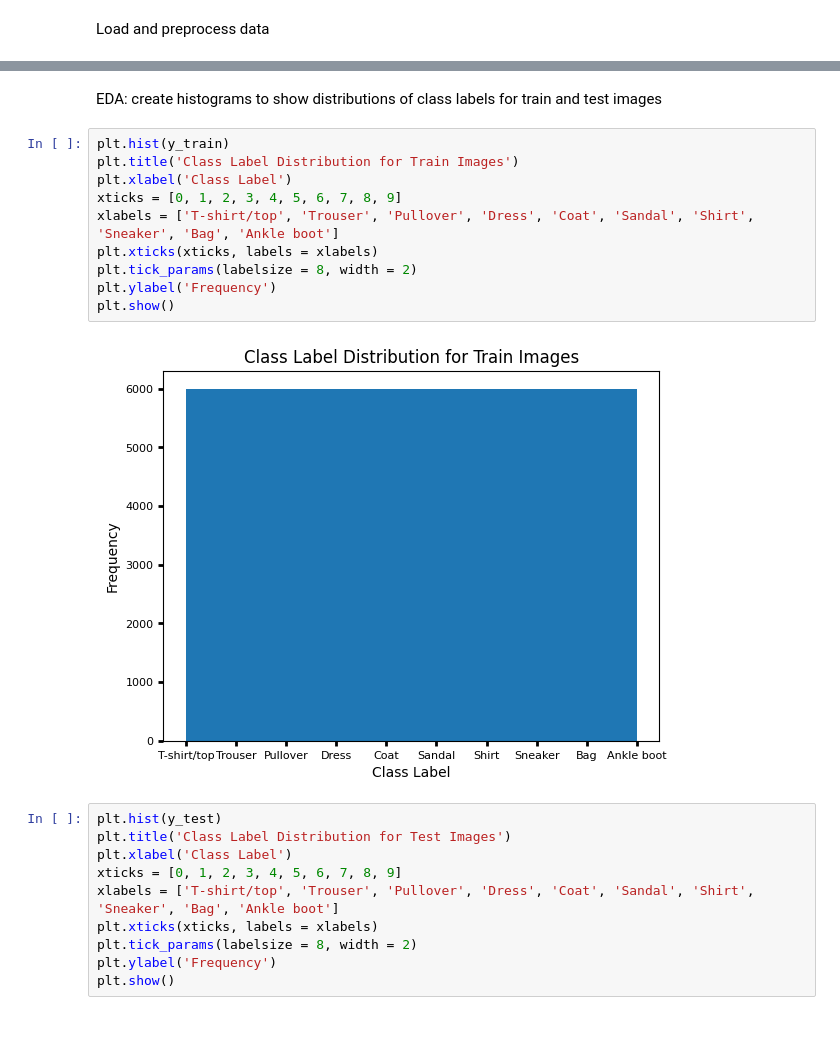
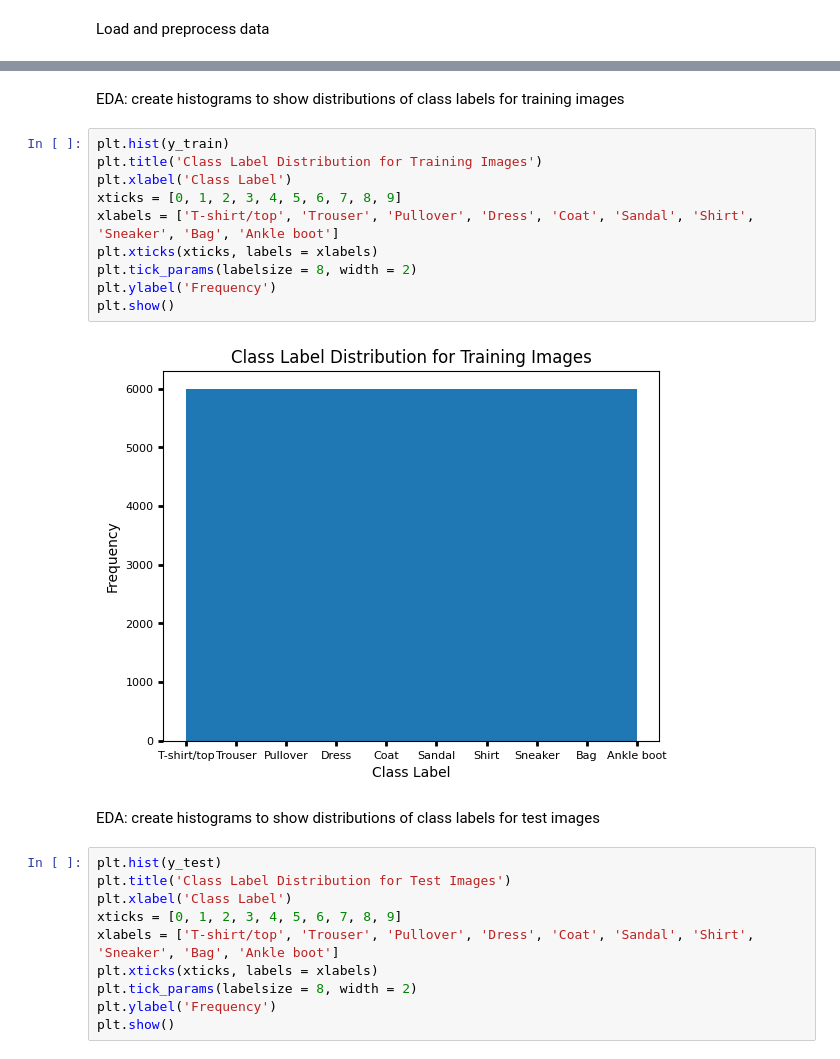
Before and after one commit to laurenwisniewski/DS4002-Project-3, a Jupyter notebook: DS_Project_3.ipynb, the cells around one changed output, grey strips where cells are left out. Cells and saved outputs as stored; diff of their text form; blank space fills up the shorter version.

```diff
--- a/DS_Project_3.ipynb
+++ b/DS_Project_3.ipynb
@@ -22,19 +20,21 @@ y_train
 # %% [output]
 array([9, 0, 0, ..., 3, 0, 5], dtype=uint8)
+# %% [markdown]
+EDA: create histograms to show distributions of class labels for training images
+# %%
+plt.hist(y_train)
+plt.title('Class Label Distribution for Training Images')
+plt.xlabel('Class Label')
+xticks = [0, 1, 2, 3, 4, 5, 6, 7, 8, 9]
+xlabels = ['T-shirt/top', 'Trouser', 'Pullover', 'Dress', 'Coat', 'Sandal', 'Shirt', 'Sneaker', 'Bag', 'Ankle boot']
+plt.xticks(xticks, labels = xlabels)
+plt.tick_params(labelsize = 8, width = 2)
+plt.ylabel('Frequency')
+plt.show()
+# %% [output]
+[figure, added]
 # %% [markdown]
-EDA: create histograms to show distributions of class labels for train and test images
+EDA: create histograms to show distributions of class labels for test images
-# %%
-plt.hist(y_train)
-plt.title('Class Label Distribution for Train Images')
-plt.xlabel('Class Label')
-xticks = [0, 1, 2, 3, 4, 5, 6, 7, 8, 9]
-xlabels = ['T-shirt/top', 'Trouser', 'Pullover', 'Dress', 'Coat', 'Sandal', 'Shirt', 'Sneaker', 'Bag', 'Ankle boot']
-plt.xticks(xticks, labels = xlabels)
-plt.tick_params(labelsize = 8, width = 2)
-plt.ylabel('Frequency')
-plt.show()
-# %% [output]
-[figure, removed]
 # %%
 plt.hist(y_test)
 plt.title('Class Label Distribution for Test Images')
```
Also changed, not shown: parts of 10 cells of this notebook.
